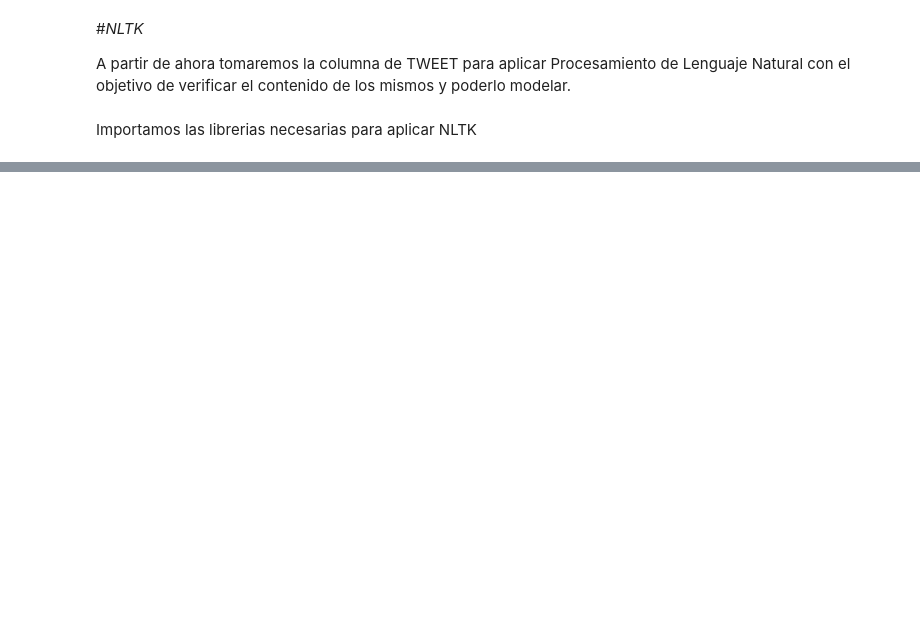
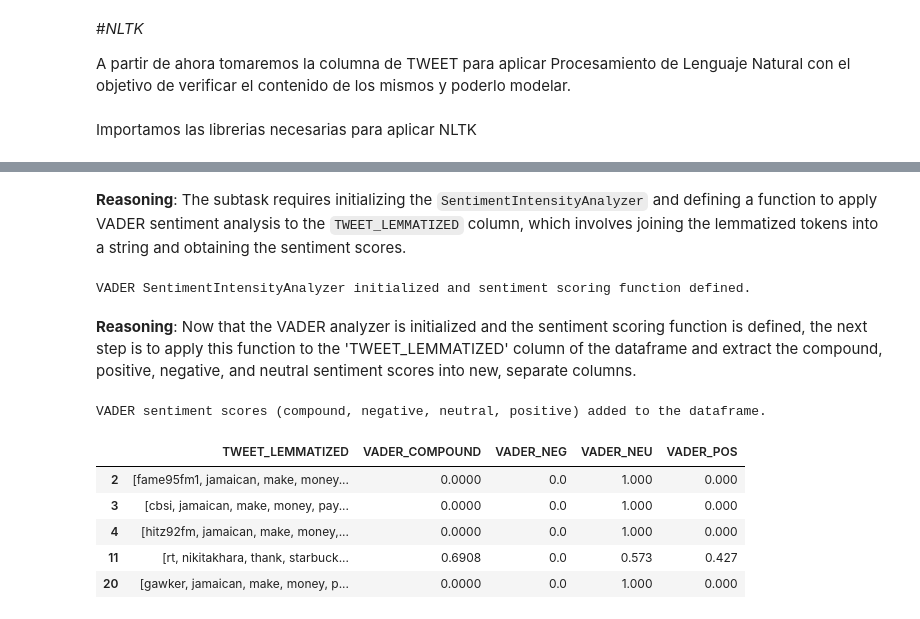
Before and after one commit to Mart1n2015/CODERHOUSE-DSIII, a Jupyter notebook: TRABAJO MARTIN CERIOLI .ipynb, the cells around one changed output, grey strips where cells are left out. Saved outputs shown, nothing was run; the diff lists cells and outputs as text; code cells hidden in the pictures; blank space fills up the shorter version.

```diff
--- a/TRABAJO MARTIN CERIOLI .ipynb
+++ b/TRABAJO MARTIN CERIOLI .ipynb
@@ -357,0 +274,12 @@ Yes, the 'TWEET' column has been successfully preprocessed with tokenization, st
+# %%
+from nltk.stem import WordNetLemmatizer
+
+lemmatizer = WordNetLemmatizer()
+
+def lemmatize_words(tokens):
+    if not isinstance(tokens, list):
+        return []
+    return [lemmatizer.lemmatize(word) for word in tokens]
+
+dataframe['TWEET_LEMMATIZED'] = dataframe['TWEET_NO_STOPWORDS'].apply(lemmatize_words)
+display(dataframe[['TWEET_NO_STOPWORDS', 'TWEET_LEMMATIZED']].head())
@@ -357,0 +321,44 @@ Yes, the 'TWEET' column has been successfully preprocessed with tokenization, st
+# %% [markdown]
+**Reasoning**:
+The subtask requires initializing the `SentimentIntensityAnalyzer` and defining a function to apply VADER sentiment analysis to the `TWEET_LEMMATIZED` column, which involves joining the lemmatized tokens into a string and obtaining the sentiment scores.
+# %%
+import nltk
+from nltk.sentiment import SentimentIntensityAnalyzer
+
+# Initialize VADER sentiment analyzer
+analyzer = SentimentIntensityAnalyzer()
+
+def vader_sentiment_scores(tokens):
+    if not tokens:
+        return {'neg': 0.0, 'neu': 0.0, 'pos': 0.0, 'compound': 0.0}
+
+    # Join the lemmatized tokens into a single string
+    text = " ".join(tokens)
+
+    # Get VADER sentiment scores
+    return analyzer.polarity_scores(text)
+
+print("VADER SentimentIntensityAnalyzer initialized and sentiment scoring function defined.")
+# %% [output]
+VADER SentimentIntensityAnalyzer initialized and sentiment scoring function defined.
+# %% [markdown]
+**Reasoning**:
+Now that the VADER analyzer is initialized and the sentiment scoring function is defined, the next step is to apply this function to the 'TWEET_LEMMATIZED' column of the dataframe and extract the compound, positive, negative, and neutral sentiment scores into new, separate columns.
+# %%
+sentiment_scores = dataframe['TWEET_LEMMATIZED'].apply(vader_sentiment_scores)
+
+dataframe['VADER_COMPOUND'] = sentiment_scores.apply(lambda x: x['compound'])
+dataframe['VADER_NEG'] = sentiment_scores.apply(lambda x: x['neg'])
+dataframe['VADER_NEU'] = sentiment_scores.apply(lambda x: x['neu'])
+dataframe['VADER_POS'] = sentiment_scores.apply(lambda x: x['pos'])
+
+print("VADER sentiment scores (compound, negative, neutral, positive) added to the dataframe.")
+display(dataframe[['TWEET_LEMMATIZED', 'VADER_COMPOUND', 'VADER_NEG', 'VADER_NEU', 'VADER_POS']].head())
+# %% [output]
+VADER sentiment scores (compound, negative, neutral, positive) added to the dataframe.
+|  | TWEET_LEMMATIZED | VADER_COMPOUND | VADER_NEG | VADER_NEU | VADER_POS |
+| 2 | [fame95fm1, jamaican, make, money... | 0.0000 | 0.0 | 1.000 | 0.000 |
+| 3 | [cbsi, jamaican, make, money, pay... | 0.0000 | 0.0 | 1.000 | 0.000 |
+| 4 | [hitz92fm, jamaican, make, money,... | 0.0000 | 0.0 | 1.000 | 0.000 |
+| 11 | [rt, nikitakhara, thank, starbuck... | 0.6908 | 0.0 | 0.573 | 0.427 |
+| 20 | [gawker, jamaican, make, money, p... | 0.0000 | 0.0 | 1.000 | 0.000 |
```
Also changed, not shown: parts of 29 cells of this notebook.
